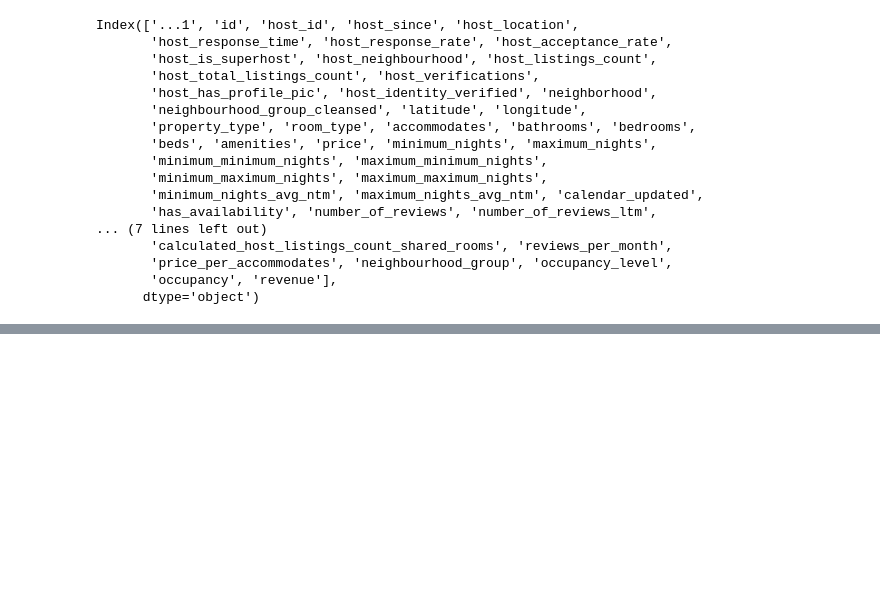
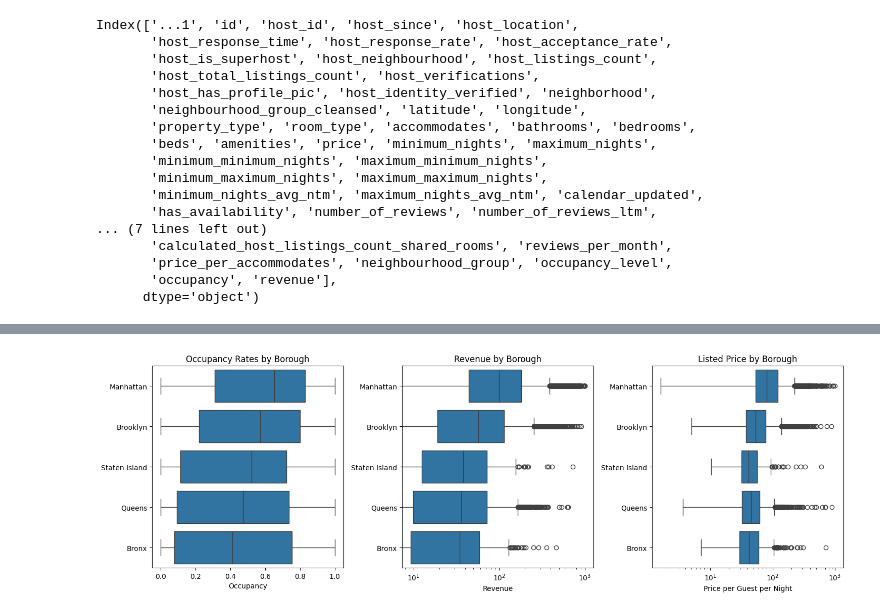
Before and after one commit to stephbc/DATA608_Spring2025, a Jupyter notebook: story4/story4.ipynb, the cells around one changed output, grey strips where cells are left out. Cells and saved outputs as stored; diff of their text form; code cells hidden in the pictures; blank space fills up the shorter version.

```diff
--- a/story4/story4.ipynb
+++ b/story4/story4.ipynb
@@ -215,0 +116,26 @@ plt.show()
+# %%
+#| output-location: slide
+
+fig, ax = plt.subplots(1, 3, figsize=(15, 5))
+
+sns.boxplot(data=ab, y='neighbourhood_group_cleansed', x='occupancy', ax=ax[0])
+ax[0].set_title('Occupancy Rates by Borough')
+ax[0].set_ylabel('')
+ax[0].set_xlabel('Occupancy')
+
+sns.boxplot(data=ab, y='neighbourhood_group_cleansed', x='revenue', ax=ax[1])
+ax[1].set_title('Revenue by Borough')
+ax[1].set_ylabel('')
+ax[1].set_xlabel('Revenue')
+ax[1].set_xscale('log')
+
+sns.boxplot(data=ab, y='neighbourhood_group_cleansed', x='price_per_accommodates', ax=ax[2])
+ax[2].set_title('Listed Price by Borough')
+ax[2].set_ylabel('')
+ax[2].set_xlabel('Price per Guest per Night')
+ax[2].set_xscale('log')
+
+plt.tight_layout()
+plt.show()
+# %% [output]
+[figure, added]
```
Also changed, not shown: parts of 23 cells of this notebook, 1 other file.
